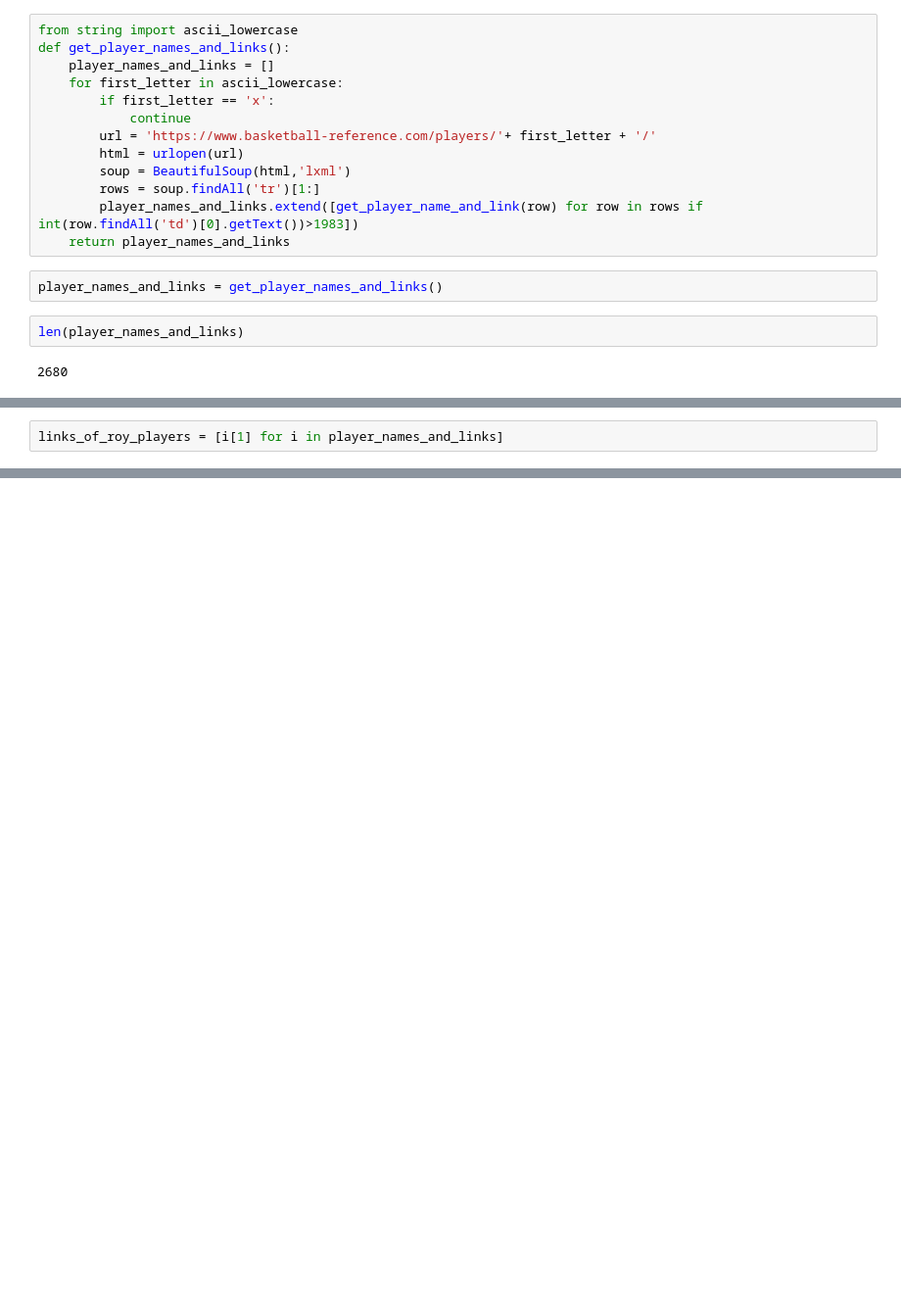
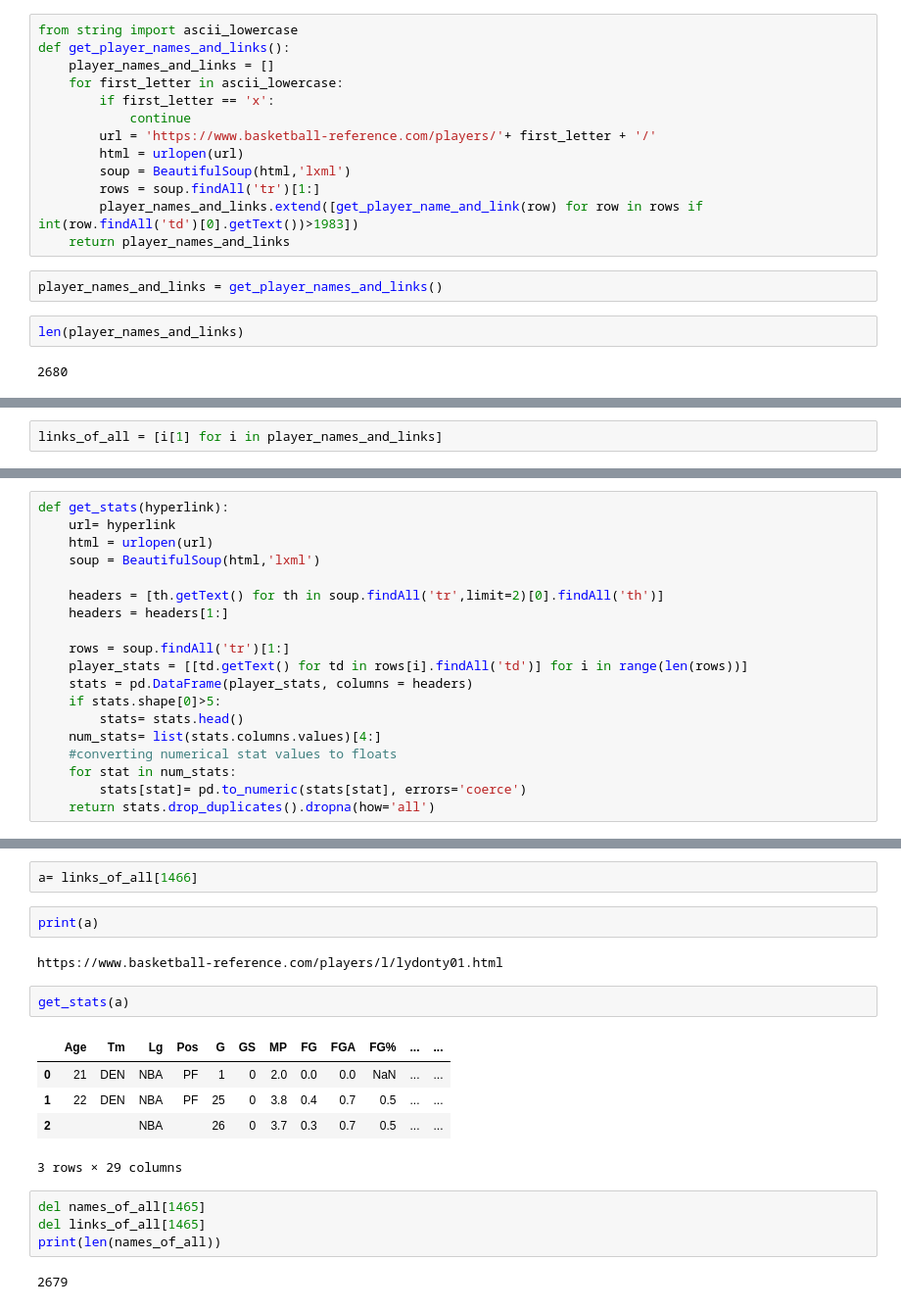
Before and after one commit to Sumiran1/Projects, a Jupyter notebook: NBA SOPHOMORE SLUMP PROJECT/all_players_scraper.ipynb, the cells around one changed output, grey strips where cells are left out. Shown at 98% size. Drawn from its saved outputs; the diff is of its cells as text; blank space fills up the shorter version.

Commit message:
will add markown for data analysis tomorrow

```diff
--- a/NBA SOPHOMORE SLUMP PROJECT/all_players_scraper.ipynb
+++ b/NBA SOPHOMORE SLUMP PROJECT/all_players_scraper.ipynb
@@ -35,2 +37,2 @@ names_of_roy_players = [i[0] for i in player_names_and_links]
 # %%
-links_of_roy_players = [i[1] for i in player_names_and_links]
+links_of_all = [i[1] for i in player_names_and_links]
@@ -36,0 +45,19 @@ links_of_roy_players = [i[1] for i in player_names_and_links]
+# %%
+def get_stats(hyperlink):
+    url= hyperlink
+    html = urlopen(url)
+    soup = BeautifulSoup(html,'lxml')
+
+    headers = [th.getText() for th in soup.findAll('tr',limit=2)[0].findAll('th')]
+    headers = headers[1:]
+
+    rows = soup.findAll('tr')[1:]
+    player_stats = [[td.getText() for td in rows[i].findAll('td')] for i in range(len(rows))]
+    stats = pd.DataFrame(player_stats, columns = headers)
+    if stats.shape[0]>5:
+        stats= stats.head()
+    num_stats= list(stats.columns.values)[4:]
+    #converting numerical stat values to floats
+    for stat in num_stats:
+        stats[stat]= pd.to_numeric(stats[stat], errors='coerce')
+    return stats.drop_duplicates().dropna(how='all')
@@ -36,0 +92,20 @@ links_of_roy_players = [i[1] for i in player_names_and_links]
+# %%
+a= links_of_all[1466]
+# %%
+print(a)
+# %% [output]
+https://www.basketball-reference.com/players/l/lydonty01.html
+# %%
+get_stats(a)
+# %% [output]
+|  | Age | Tm | Lg | Pos | G | GS | MP | FG | FGA | FG% | ... | ... |
+| 0 | 21 | DEN | NBA | PF | 1 | 0 | 2.0 | 0.0 | 0.0 | NaN | ... | ... |
+| 1 | 22 | DEN | NBA | PF | 25 | 0 | 3.8 | 0.4 | 0.7 | 0.5 | ... | ... |
+| 2 |  |  | NBA |  | 26 | 0 | 3.7 | 0.3 | 0.7 | 0.5 | ... | ... |
+3 rows × 29 columns
+# %%
+del names_of_all[1465]
+del links_of_all[1465]
+print(len(names_of_all))
+# %% [output]
+2679
```
Also changed, not shown: parts of 10 cells of this notebook, 2 other files.
